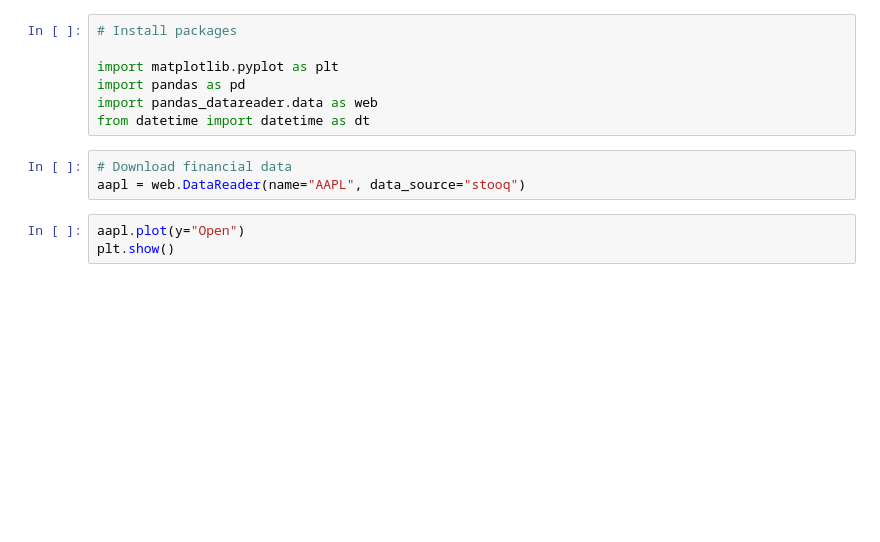
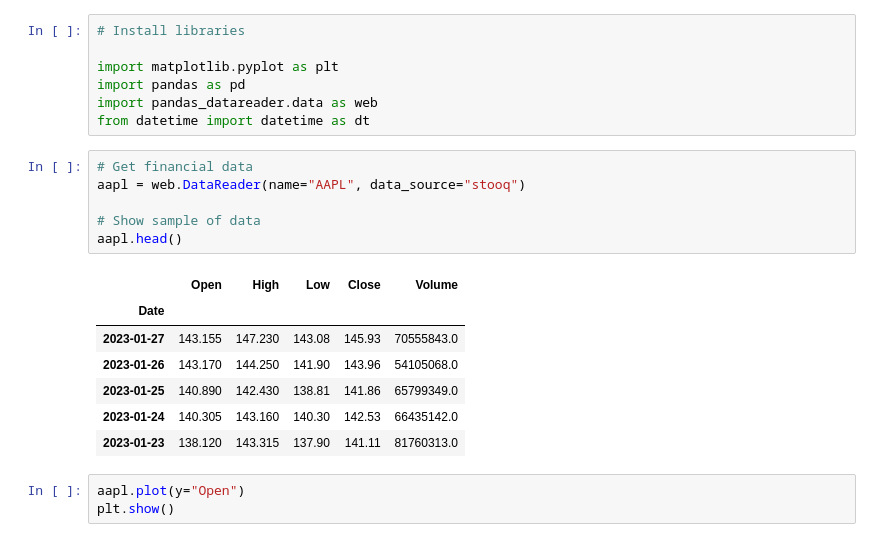
Before and after one commit to AnimalMother83/jupyter-notebooks, a Jupyter notebook: Notebook.ipynb, the cells around one changed output. Saved outputs shown, nothing was run; the diff lists cells and outputs as text; blank space fills up the shorter version.

```diff
--- a/Notebook.ipynb
+++ b/Notebook.ipynb
@@ -1,13 +1,24 @@
 # %%
-# Install packages
+# Install libraries
 
 import matplotlib.pyplot as plt
 import pandas as pd
 import pandas_datareader.data as web
 from datetime import datetime as dt
 # %%
-# Download financial data
+# Get financial data
 aapl = web.DataReader(name="AAPL", data_source="stooq")
+
+# Show sample of data
+aapl.head()
+# %% [output]
+|  | Open | High | Low | Close | Volume |
+| Date |  |  |  |  |  |
+| 2023-01-27 | 143.155 | 147.230 | 143.08 | 145.93 | 70555843.0 |
+| 2023-01-26 | 143.170 | 144.250 | 141.90 | 143.96 | 54105068.0 |
+| 2023-01-25 | 140.890 | 142.430 | 138.81 | 141.86 | 65799349.0 |
+| 2023-01-24 | 140.305 | 143.160 | 140.30 | 142.53 | 66435142.0 |
+| 2023-01-23 | 138.120 | 143.315 | 137.90 | 141.11 | 81760313.0 |
 # %%
 aapl.plot(y="Open")
 plt.show()
```
